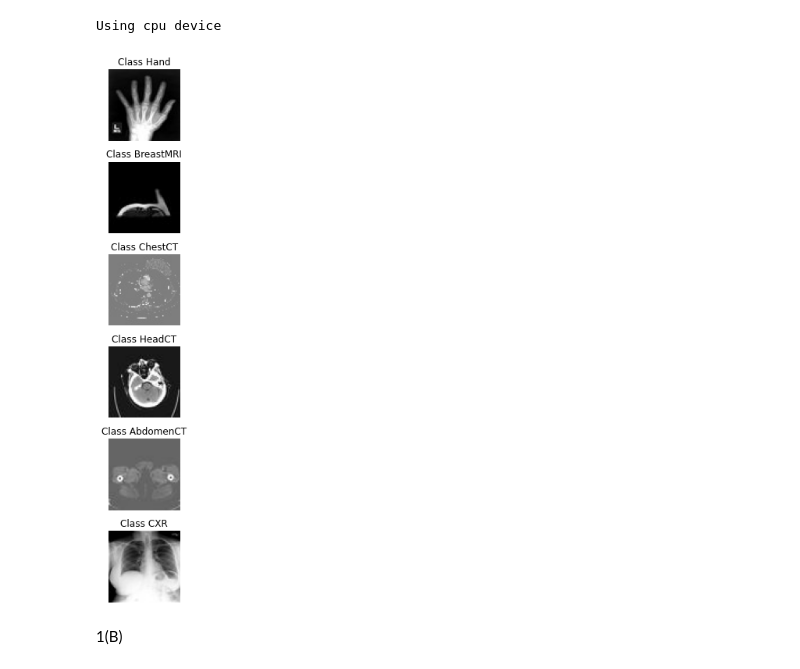
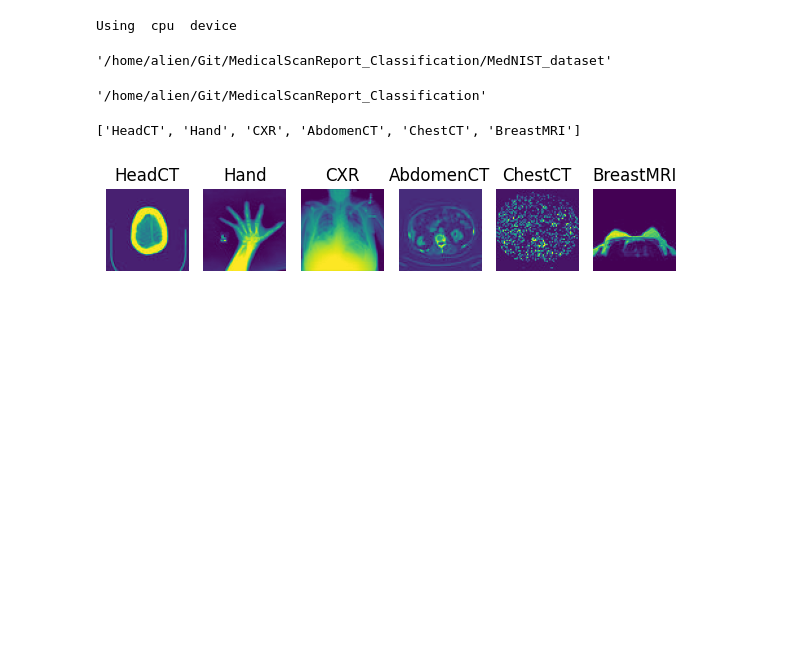
Before and after one commit to NigamKatta/MedicalScanReport_Classification, a Jupyter notebook: MSRClassification.ipynb, the cells around one changed output. Saved outputs shown, nothing was run; the diff lists cells and outputs as text; code cells hidden in the pictures; blank space fills up the shorter version.

Commit message:
Medical scan report classifier using a custom deep learning network.

```diff
--- a/MSRClassification.ipynb
+++ b/MSRClassification.ipynb
@@ -89,0 +25,18 @@ class CustomDataset(Dataset):
+# %%
+# Declaring the transform for each image (Convert to Tensor and Normalize)
+# In normalization we are performing Zscore-Normalization.
+# In ZscoreN, we take the std and mean of the entire dataset. We subtract each pixel in the image with the mean and divide by std.
+# This way we ensure that feature of the images are more comparable and can improve the model learning.
+# We used the mean and std of ImageNet as we are using it's pretrained weights for the training.
+toTensor = transforms.Compose([
+    transforms.ToTensor(),
+    transforms.Normalize(mean=[0.485, 0.456, 0.406], std=[0.229, 0.224, 0.225])
+])
+# %%
+os.path.join('/home/alien/Git/MedicalScanReport_Classification', 'MedNIST_dataset')
+# %% [output]
+'/home/alien/Git/MedicalScanReport_Classification/MedNIST_dataset'
+# %%
+pwd
+# %% [output]
+'/home/alien/Git/MedicalScanReport_Classification'
@@ -90,12 +86,14 @@ class CustomDataset(Dataset):
 # %%
 #Declaring the Root directory to get the MNIst dataset from google drive
-rootDir = '/content/drive/MyDrive/BMED/MedNIST_dataset'
+rootDir = 'MedNIST_dataset'
 
 #Creating a Class Object of CustomDataset
-Dataset = CustomDataset(rootDir, 1000, toTensor)
+Dataset = customDataset(rootDir, toTensor, 1000)
+# %% [output]
+['HeadCT', 'Hand', 'CXR', 'AbdomenCT', 'ChestCT', 'BreastMRI']
 # %%
 #Displaying the Images
-Dataset.display()
+Dataset.displayImages()
 # %% [output]
-[figure, old version]
+[figure, new version]
 # %%
@@ -114,5 +116,3 @@ testDataLoader = DataLoader(testData, batch_size = batchSize,  shuffle = True)
-# %% [markdown]
-1(B)
 # %%
 #Declaring Custom Network based on the instructions
 class CustomNetwork(torch.nn.Module):
```
Also changed, not shown: parts of 19 cells of this notebook.
